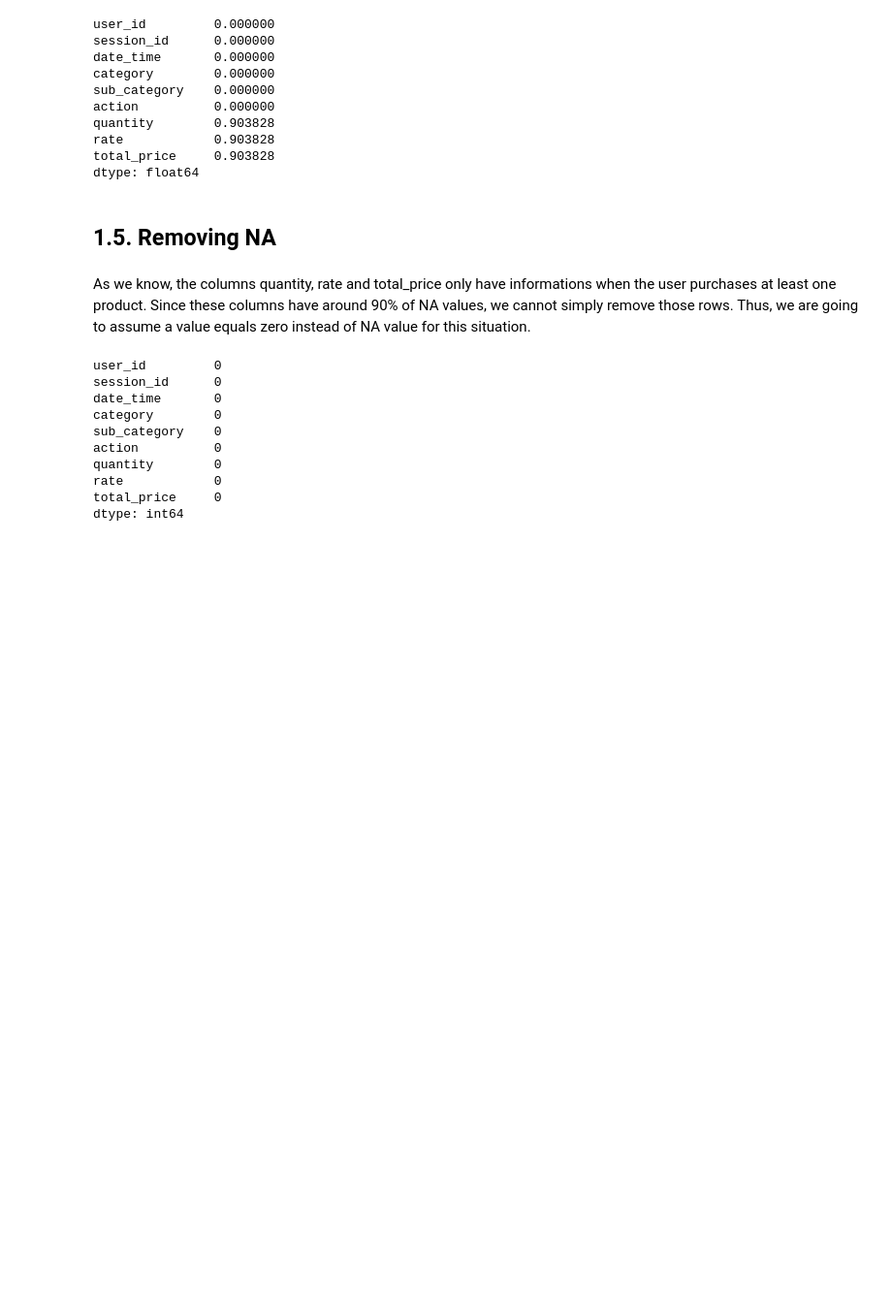
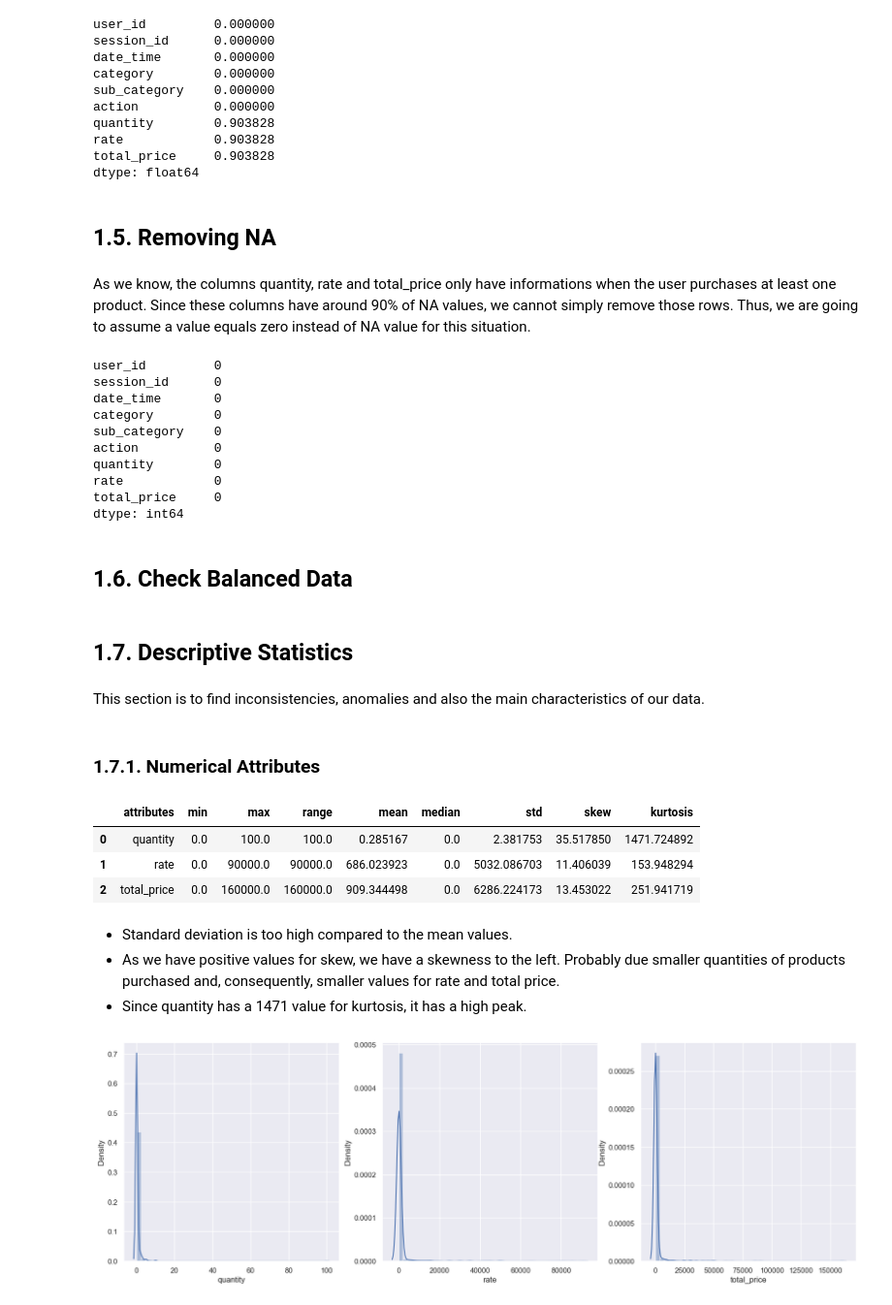
Before and after one commit to lucasquemelli/customer_propensity_purchase, a Jupyter notebook: customer_propensity_purchase.ipynb, the cells around one changed output. Shown at 97% size. Saved outputs shown, nothing was run; the diff lists cells and outputs as text; code cells hidden in the pictures; blank space fills up the shorter version.

Commit message:
numerical attributes descriptive statistics

```diff
--- a/customer_propensity_purchase.ipynb
+++ b/customer_propensity_purchase.ipynb
@@ -202,3 +202,9 @@ quantity        0
 rate            0
 total_price     0
 dtype: int64
+# %% [markdown]
+## 1.6. Check Balanced Data
+# %% [markdown]
+## 1.7. Descriptive Statistics
+# %% [markdown]
+This section is to find inconsistencies, anomalies and also the main characteristics of our data.
@@ -204,0 +214,43 @@ dtype: int64
+# %% [markdown]
+### 1.7.1. Numerical Attributes
+# %%
+# Central Tendency - Mean, Mediana
+ct1 = pd.DataFrame(num_attributes.apply(np.mean)).T
+ct2 = pd.DataFrame(num_attributes.apply(np.median)).T
+
+# Dispersions - Std, Min, Max, Range, Skew, Kurtosis
+d1 = pd.DataFrame(num_attributes.apply(np.std)).T
+d2 = pd.DataFrame(num_attributes.apply(min)).T
+d3 = pd.DataFrame(num_attributes.apply(max)).T
+d4 = pd.DataFrame(num_attributes.apply(lambda x: x.max() - x.min())).T
+d5 = pd.DataFrame(num_attributes.apply(lambda x: x.skew())).T
+d6 = pd.DataFrame(num_attributes.apply(lambda x: x.kurtosis())).T
+
+# Concatenar
+ct = pd.concat([d2, d3, d4, ct1, ct2, d1, d5, d6]).T.reset_index()
+ct.columns = ['attributes', 'min', 'max', 'range', 'mean', 'median', 'std', 'skew', 'kurtosis']
+ct
+# %% [output]
+|  | attributes | min | max | range | mean | median | std | skew | kurtosis |
+| 0 | quantity | 0.0 | 100.0 | 100.0 | 0.285167 | 0.0 | 2.381753 | 35.517850 | 1471.724892 |
+| 1 | rate | 0.0 | 90000.0 | 90000.0 | 686.023923 | 0.0 | 5032.086703 | 11.406039 | 153.948294 |
+| 2 | total_price | 0.0 | 160000.0 | 160000.0 | 909.344498 | 0.0 | 6286.224173 | 13.453022 | 251.941719 |
+# %% [markdown]
+- Standard deviation is too high compared to the mean values.
+- As we have positive values for skew, we have a skewness to the left. Probably due smaller quantities of products purchased and, consequently, smaller values for rate and total price.
+- Since quantity has a 1471 value for kurtosis, it has a high peak.
+# %%
+plt.figure(figsize = (20,6))
+
+plt.subplot(131)
+sns.distplot(df1["quantity"])
+
+plt.subplot(132)
+sns.distplot(df1["rate"])
+
+plt.subplot(133)
+sns.distplot(df1["total_price"])
+
+plt.subplots_adjust(wspace = 0.2)
+# %% [output]
+[figure, added]
```
Also changed, not shown: parts of 4 cells of this notebook.
